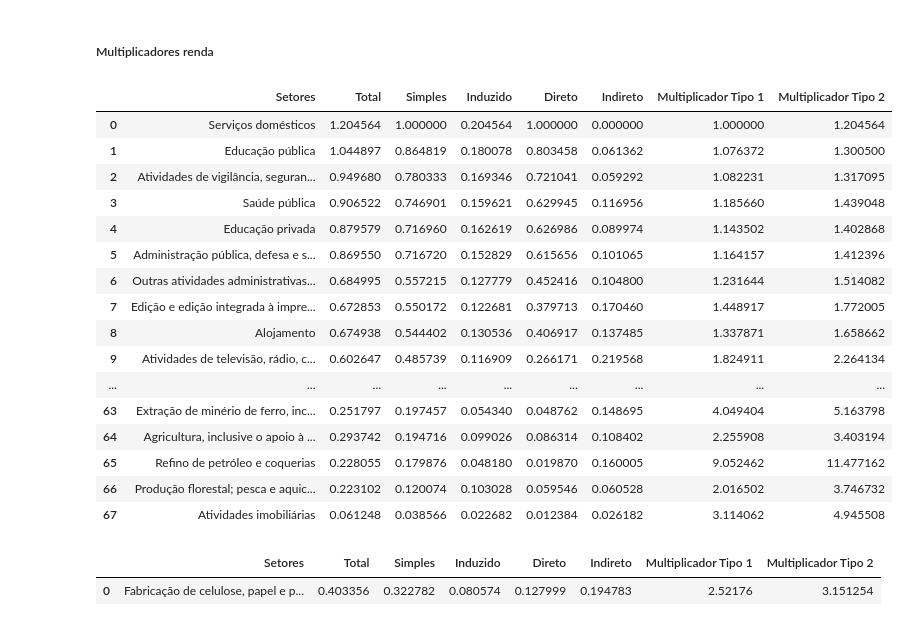
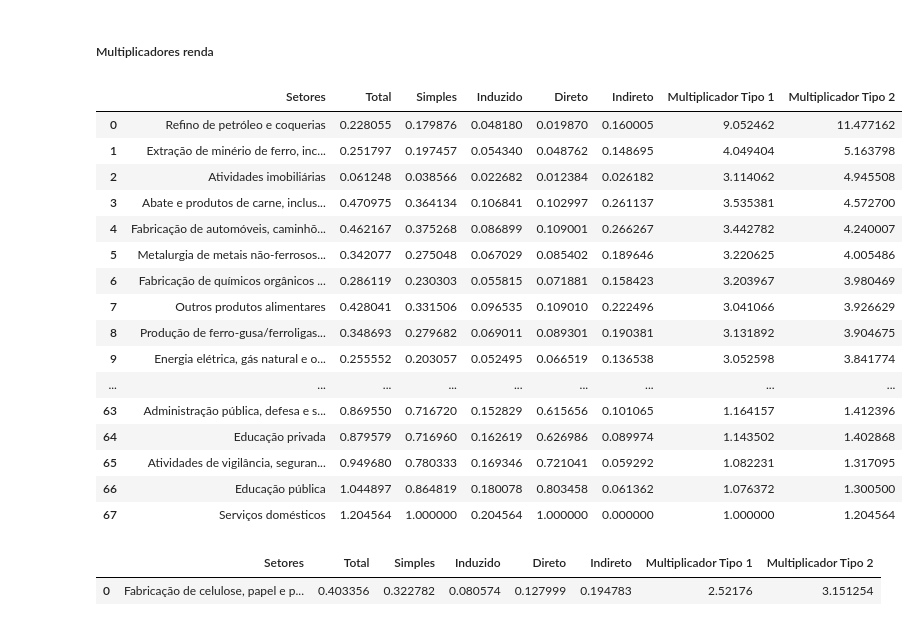
Before and after one commit to vinicius-hiago/Input-Output-Pulp_and_Paper, a Jupyter notebook: Trabalho_MIP_Vinícius_Hiago_e_Silva_Gerônimo.ipynb, the cells around one changed output. Drawn from its saved outputs; the diff is of its cells as text; code cells hidden in the pictures.

```diff
--- a/Trabalho_MIP_Vinícius_Hiago_e_Silva_Gerônimo.ipynb
+++ b/Trabalho_MIP_Vinícius_Hiago_e_Silva_Gerônimo.ipynb
@@ -776,25 +776,25 @@ TabelaMultiplicadoresVA[TabelaMultiplicadoresVA['Setores'] == 'Fabricação de c
 # %%
 TabelaMultiplicadoresRenda = pd.DataFrame(TabelaMultiplicadoresRenda)
 with pd.option_context('display.max_rows', None, 'display.max_columns', None):
-    display(TabelaMultiplicadoresRenda.sort_values(by='Simples', ascending=False).reset_index(drop=True))
+    display(TabelaMultiplicadoresRenda.sort_values(by='Multiplicador Tipo 2', ascending=False).reset_index(drop=True))
 # %% [output]
 |  | Setores | Total | Simples | Induzido | Direto | Indireto | Multiplicador Tipo 1 | Multiplicador Tipo 2 |
-| 0 | Serviços domésticos | 1.204564 | 1.000000 | 0.204564 | 1.000000 | 0.000000 | 1.000000 | 1.204564 |
-| 1 | Educação pública | 1.044897 | 0.864819 | 0.180078 | 0.803458 | 0.061362 | 1.076372 | 1.300500 |
-| 2 | Atividades de vigilância, seguran... | 0.949680 | 0.780333 | 0.169346 | 0.721041 | 0.059292 | 1.082231 | 1.317095 |
-| 3 | Saúde pública | 0.906522 | 0.746901 | 0.159621 | 0.629945 | 0.116956 | 1.185660 | 1.439048 |
-| 4 | Educação privada | 0.879579 | 0.716960 | 0.162619 | 0.626986 | 0.089974 | 1.143502 | 1.402868 |
-| 5 | Administração pública, defesa e s... | 0.869550 | 0.716720 | 0.152829 | 0.615656 | 0.101065 | 1.164157 | 1.412396 |
-| 6 | Outras atividades administrativas... | 0.684995 | 0.557215 | 0.127779 | 0.452416 | 0.104800 | 1.231644 | 1.514082 |
-| 7 | Edição e edição integrada à impre... | 0.672853 | 0.550172 | 0.122681 | 0.379713 | 0.170460 | 1.448917 | 1.772005 |
-| 8 | Alojamento | 0.674938 | 0.544402 | 0.130536 | 0.406917 | 0.137485 | 1.337871 | 1.658662 |
-| 9 | Atividades de televisão, rádio, c... | 0.602647 | 0.485739 | 0.116909 | 0.266171 | 0.219568 | 1.824911 | 2.264134 |
+| 0 | Refino de petróleo e coquerias | 0.228055 | 0.179876 | 0.048180 | 0.019870 | 0.160005 | 9.052462 | 11.477162 |
+| 1 | Extração de minério de ferro, inc... | 0.251797 | 0.197457 | 0.054340 | 0.048762 | 0.148695 | 4.049404 | 5.163798 |
+| 2 | Atividades imobiliárias | 0.061248 | 0.038566 | 0.022682 | 0.012384 | 0.026182 | 3.114062 | 4.945508 |
+| 3 | Abate e produtos de carne, inclus... | 0.470975 | 0.364134 | 0.106841 | 0.102997 | 0.261137 | 3.535381 | 4.572700 |
+| 4 | Fabricação de automóveis, caminhõ... | 0.462167 | 0.375268 | 0.086899 | 0.109001 | 0.266267 | 3.442782 | 4.240007 |
+| 5 | Metalurgia de metais não-ferrosos... | 0.342077 | 0.275048 | 0.067029 | 0.085402 | 0.189646 | 3.220625 | 4.005486 |
+| 6 | Fabricação de químicos orgânicos ... | 0.286119 | 0.230303 | 0.055815 | 0.071881 | 0.158423 | 3.203967 | 3.980469 |
+| 7 | Outros produtos alimentares | 0.428041 | 0.331506 | 0.096535 | 0.109010 | 0.222496 | 3.041066 | 3.926629 |
+| 8 | Produção de ferro-gusa/ferroligas... | 0.348693 | 0.279682 | 0.069011 | 0.089301 | 0.190381 | 3.131892 | 3.904675 |
+| 9 | Energia elétrica, gás natural e o... | 0.255552 | 0.203057 | 0.052495 | 0.066519 | 0.136538 | 3.052598 | 3.841774 |
 | ... | ... | ... | ... | ... | ... | ... | ... | ... |
-| 63 | Extração de minério de ferro, inc... | 0.251797 | 0.197457 | 0.054340 | 0.048762 | 0.148695 | 4.049404 | 5.163798 |
-| 64 | Agricultura, inclusive o apoio à ... | 0.293742 | 0.194716 | 0.099026 | 0.086314 | 0.108402 | 2.255908 | 3.403194 |
-| 65 | Refino de petróleo e coquerias | 0.228055 | 0.179876 | 0.048180 | 0.019870 | 0.160005 | 9.052462 | 11.477162 |
-| 66 | Produção florestal; pesca e aquic... | 0.223102 | 0.120074 | 0.103028 | 0.059546 | 0.060528 | 2.016502 | 3.746732 |
-| 67 | Atividades imobiliárias | 0.061248 | 0.038566 | 0.022682 | 0.012384 | 0.026182 | 3.114062 | 4.945508 |
+| 63 | Administração pública, defesa e s... | 0.869550 | 0.716720 | 0.152829 | 0.615656 | 0.101065 | 1.164157 | 1.412396 |
+| 64 | Educação privada | 0.879579 | 0.716960 | 0.162619 | 0.626986 | 0.089974 | 1.143502 | 1.402868 |
+| 65 | Atividades de vigilância, seguran... | 0.949680 | 0.780333 | 0.169346 | 0.721041 | 0.059292 | 1.082231 | 1.317095 |
+| 66 | Educação pública | 1.044897 | 0.864819 | 0.180078 | 0.803458 | 0.061362 | 1.076372 | 1.300500 |
+| 67 | Serviços domésticos | 1.204564 | 1.000000 | 0.204564 | 1.000000 | 0.000000 | 1.000000 | 1.204564 |
 # %%
 TabelaMultiplicadoresRenda[TabelaMultiplicadoresRenda['Setores'] == 'Fabricação de celulose, papel e produtos de papel'].reset_index(drop=True)
 # %% [output]
```
Also changed, not shown: parts of 14 cells of this notebook.
